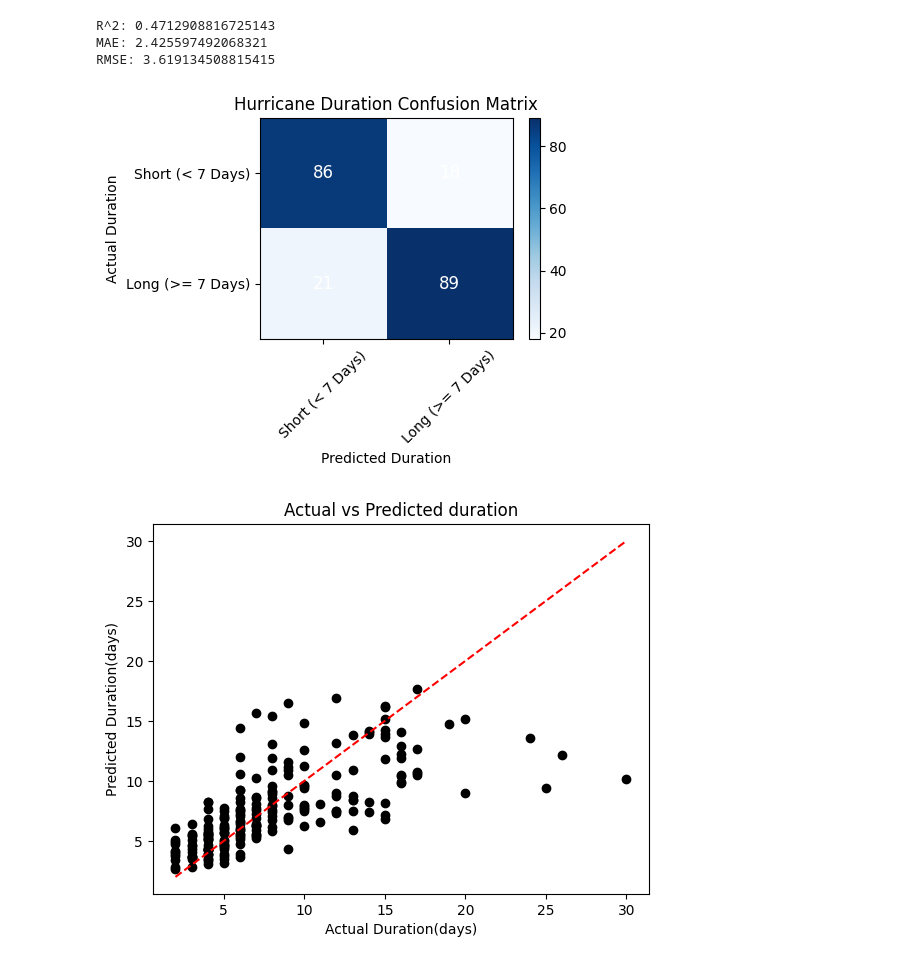
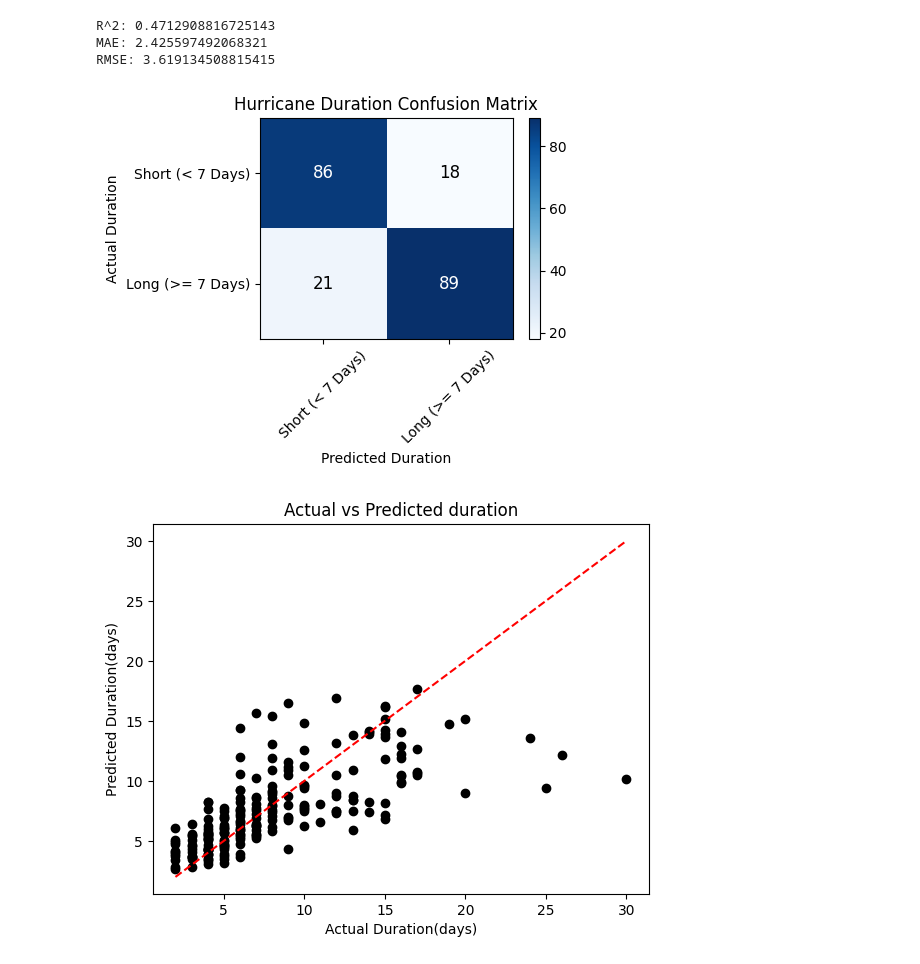
Before and after one commit to Erica4397/for_coding_camp1, a Jupyter notebook: ForCodingCampNotebook.ipynb, the cells around one changed output. Drawn from its saved outputs; the diff is of its cells as text; code cells hidden in the pictures.

```diff
--- a/ForCodingCampNotebook.ipynb
+++ b/ForCodingCampNotebook.ipynb
@@ -602,35 +602,35 @@ cm = confusion_matrix(y_test_fix, pred_fix)
 classes = ["Short (< 7 Days)", "Long (>= 7 Days)"]
 
 #Heatmap
 plt.figure(figsize=(5, 4))
 plt.imshow(cm, cmap="Blues", aspect="auto")
 plt.colorbar()
 
 # Add titles + adjust the ticks so they center correctly
 plt.title("Hurricane Duration Confusion Matrix")
 
 tick_marks = np.arange(len(classes))
 plt.xticks(tick_marks, classes, rotation=45)
 plt.yticks(tick_marks, classes)
 
 plt.xlabel("Predicted Duration")
 plt.ylabel("Actual Duration")
 
 #ha and va are the horizontal/vertical alignment
 for i in range(2):
     for j in range(2):
         plt.text(
             j, i, format(cm[i, j], 'd'),
             ha="center",
             va="center",
-            color="white",
+            color="white" if cm[i, j] > cm.max() / 2. else "black",
             fontsize=12
         )
 
 plt.tight_layout()
 plt.show()
 # %% [output]
-[figure, old version]
+[figure, new version]
 # %%
 plt.scatter(y_test, pred, color="black", label="Data")
 plt.plot([y_test.min(), y_test.max()], [y_test.min(), y_test.max()], color="red", linestyle="--", label="Perfect Fit Line")
```
